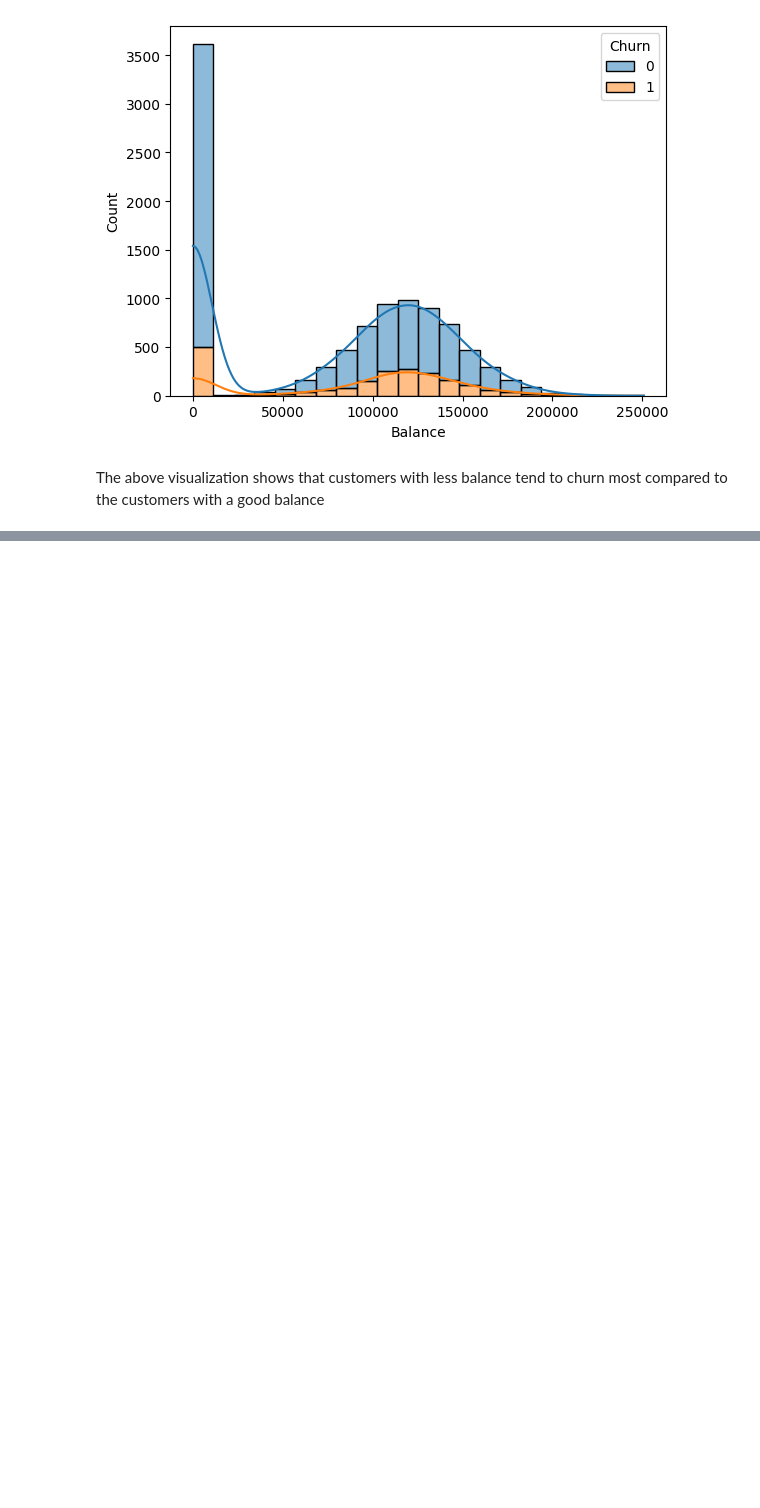
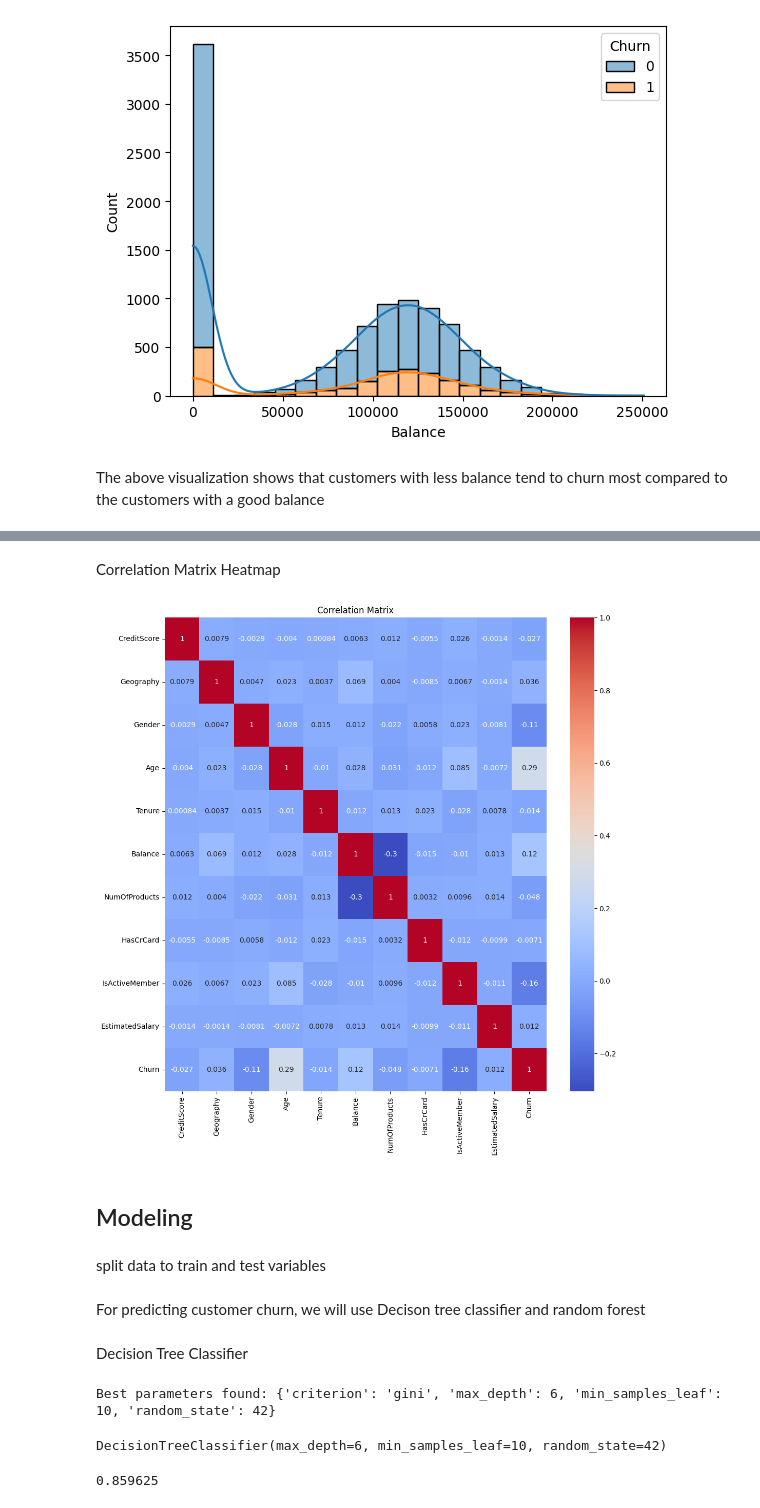
Before and after one commit to levine01/Bank-customer-churn-pred, a Jupyter notebook: index.ipynb, the cells around one changed output, grey strips where cells are left out. Cells and saved outputs as stored; diff of their text form; code cells hidden in the pictures; blank space fills up the shorter version.

```diff
--- a/index.ipynb
+++ b/index.ipynb
@@ -203,0 +249,5 @@ The above visualization shows that customers with less balance tend to churn mos
+# %%
+# Normalizing the continous variables
+from sklearn.preprocessing import StandardScaler
+scaler=StandardScaler()
+data[['CreditScore', 'Balance', 'EstimatedSalary']] = scaler.fit_transform(data[['CreditScore', 'Balance', 'EstimatedSalary']])
@@ -203,0 +263,14 @@ The above visualization shows that customers with less balance tend to churn mos
+# %% [markdown]
+Correlation Matrix Heatmap
+# %%
+#correlation matrix
+plt.figure(figsize=(12,12))
+sns.heatmap(data.corr(), annot=True, cmap='coolwarm')
+plt.title('Correlation Matrix')
+plt.show()
+# %% [output]
+[figure, added]
+# %% [markdown]
+## Modeling
+# %% [markdown]
+split data to train and test variables
@@ -203,0 +282,41 @@ The above visualization shows that customers with less balance tend to churn mos
+# %% [markdown]
+For predicting customer churn, we will use Decison tree classifier and random forest
+# %% [markdown]
+Decision Tree Classifier
+# %%
+# using gridSearch Cv to find the best parameters for the model
+from sklearn.tree import DecisionTreeClassifier
+from sklearn.model_selection import GridSearchCV
+#creating DecisionTreeClassifier object
+tree = DecisionTreeClassifier()
+
+#defining parameter range
+param_grid = {
+    'max_depth': [2,4,6,10,12,14,16,18, 20],
+    'min_samples_leaf': [1,2,3,4,5,6,7,8,9,10],
+    'criterion': ['gini', 'entropy'],
+    'random_state': [0, 42]
+}
+# creating grid search object
+grid_tree = GridSearchCV(tree, param_grid, cv=5, scoring='roc_auc', n_jobs=-1)
+
+#Fitting the grid search object
+grid_tree.fit(X_train, y_train)
+
+#Print the best parameters
+print('Best parameters found:', grid_tree.best_params_)
+# %% [output]
+Best parameters found: {'criterion': 'gini', 'max_depth': 6, 'min_samples_leaf': 10, 'random_state': 42}
+# %%
+# adding parameters to the model
+tree = DecisionTreeClassifier(criterion='gini', max_depth=6, random_state=42, min_samples_leaf=10)
+tree
+# %% [output]
+DecisionTreeClassifier(max_depth=6, min_samples_leaf=10, random_state=42)
+# %%
+#training the model
+tree.fit(X_train, y_train)
+#training accuracy
+tree.score(X_train, y_train)
+# %% [output]
+0.859625
```
Also changed, not shown: parts of 49 cells of this notebook.
